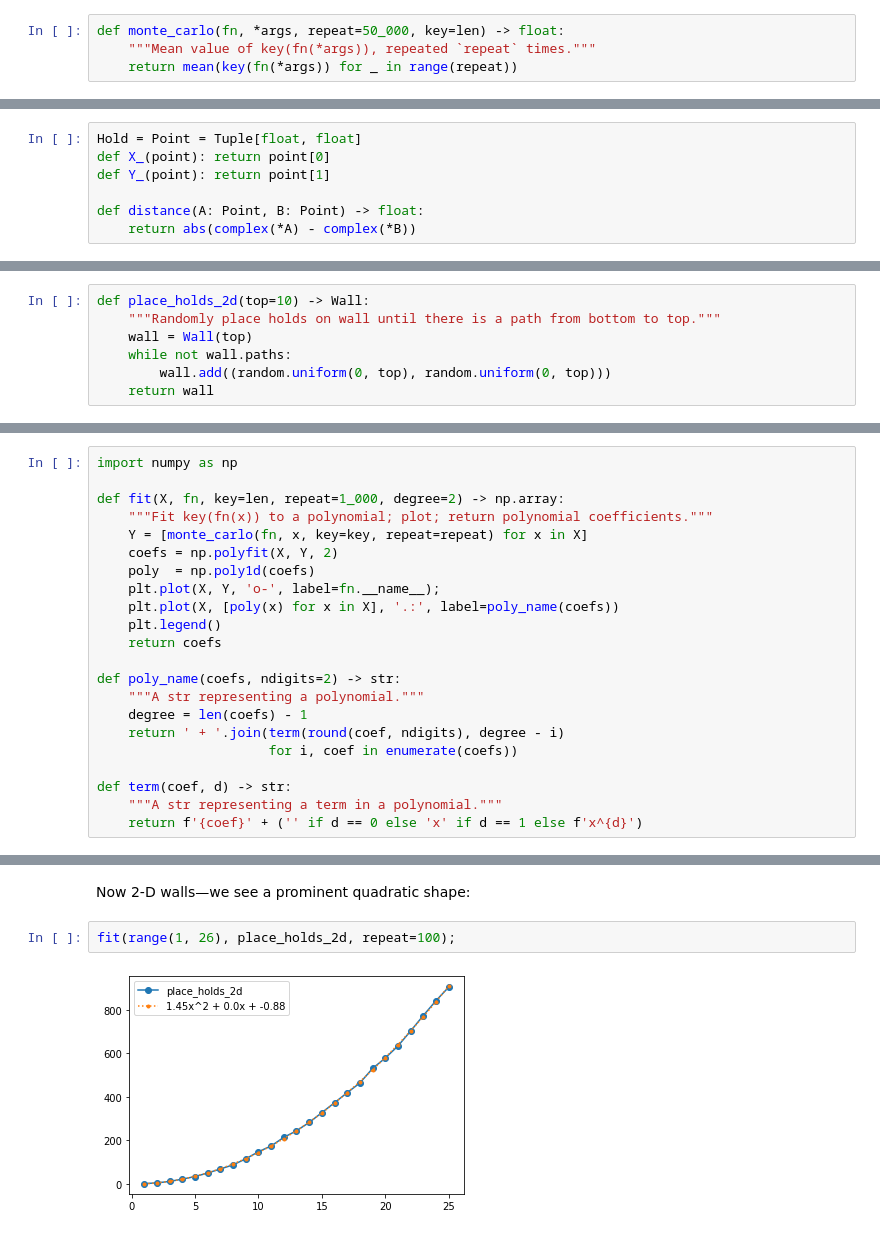
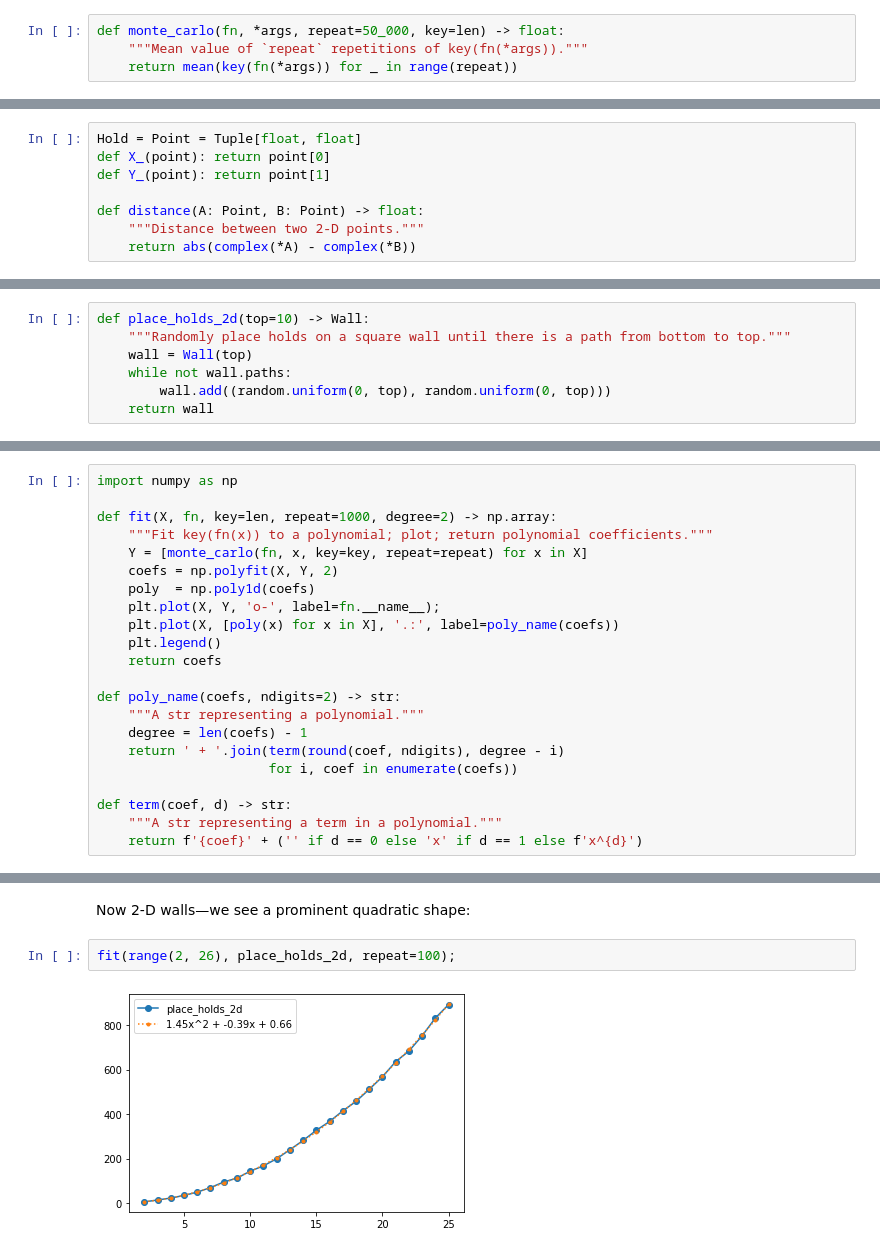
Before and after one commit to norvig/pytudes, a Jupyter notebook: ipynb/ClimbingWall.ipynb, the cells around one changed output, grey strips where cells are left out. Saved outputs shown, nothing was run; the diff lists cells and outputs as text.

```diff
--- a/ipynb/ClimbingWall.ipynb
+++ b/ipynb/ClimbingWall.ipynb
@@ -48,6 +38,6 @@ The Monte Carlo algorithm computes the expected number of holds created by `plac
 # %%
 def monte_carlo(fn, *args, repeat=50_000, key=len) -> float:
-    """Mean value of key(fn(*args)), repeated `repeat` times."""
+    """Mean value of `repeat` repetitions of key(fn(*args))."""
     return mean(key(fn(*args)) for _ in range(repeat))
 # %%
 monte_carlo(place_holds)
@@ -67,5 +57,6 @@ def X_(point): return point[0]
 def Y_(point): return point[1]
 
 def distance(A: Point, B: Point) -> float:
+    """Distance between two 2-D points."""
     return abs(complex(*A) - complex(*B))
 # %% [markdown]
@@ -106,6 +100,6 @@ I'll again do a Monte Carlo simulation, defining `place_holds_2d` to build a cli
 # %%
 def place_holds_2d(top=10) -> Wall:
-    """Randomly place holds on wall until there is a path from bottom to top."""
+    """Randomly place holds on a square wall until there is a path from bottom to top."""
     wall = Wall(top)
     while not wall.paths:
         wall.add((random.uniform(0, top), random.uniform(0, top)))
@@ -168,7 +188,7 @@ My guess would be that the expected number of required holds goes up roughly lin
 # %%
 import numpy as np
 
-def fit(X, fn, key=len, repeat=1_000, degree=2) -> np.array:
+def fit(X, fn, key=len, repeat=1000, degree=2) -> np.array:
     """Fit key(fn(x)) to a polynomial; plot; return polynomial coefficients."""
     Y = [monte_carlo(fn, x, key=key, repeat=repeat) for x in X]
     coefs = np.polyfit(X, Y, 2)
@@ -196,6 +216,6 @@ fit(range(1, 41), place_holds);
 # %% [markdown]
 Now 2-D walls—we see a prominent quadratic shape:
 # %%
-fit(range(1, 26), place_holds_2d, repeat=100);
+fit(range(2, 26), place_holds_2d, repeat=100);
 # %% [output]
-[figure, old version]
+[figure, new version]
```
Also changed, not shown: parts of 20 cells of this notebook.
